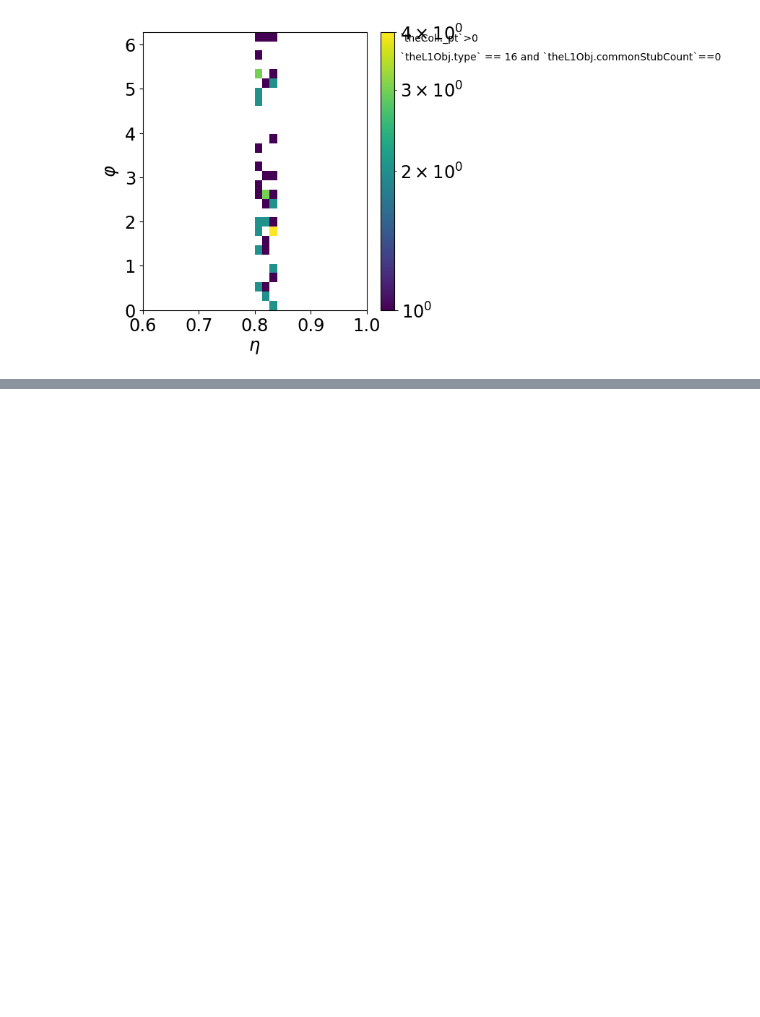
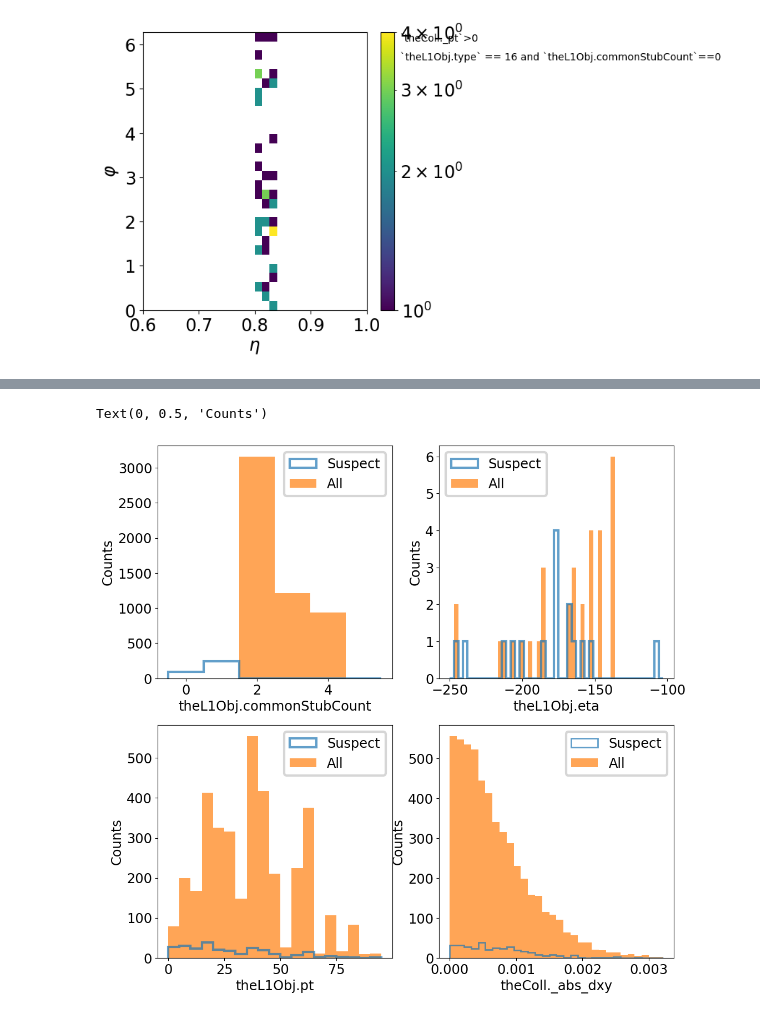
Before and after one commit to PasiekaFUW/Masters_Thesis, a Jupyter notebook: Masters/makePlots.ipynb, the cells around one changed output, grey strips where cells are left out. Saved outputs shown, nothing was run; the diff lists cells and outputs as text; code cells hidden in the pictures; blank space fills up the shorter version.

```diff
--- a/Masters/makePlots.ipynb
+++ b/Masters/makePlots.ipynb
@@ -55,7 +59,7 @@ importlib.reload(sd)
 
 # Paths to data and output figures
 # DATA_PATH = '/home/akalinow/scratch/CMS/OMTF/PhaseII/analysis_DataDump_15_1_0_pre4/'
-DATA_PATH = '/scratch/gjedrzej/Masters/analysis/'
+DATA_PATH = '/scratch1/gjedrzej/Masters/analysis/'
 
 # Tree name and branch names in ROOT files
 TREE_NAME = "tOmtf"
@@ -190,3 +194,10 @@ y = ybins[-4]
 axis.text(x,y,text);
 # %% [output]
 [figure]
+# %%
+import pandas as pd
+pd.set_option('display.max_columns', None)
+df_all = pd.DataFrame()
+numeratorQuery = pf.samQuery
+df_all, _ = filterData(denominatorQuery, numeratorQuery, data_prompt, ptCut=0)
+df_all.head()
@@ -192,0 +212,43 @@ axis.text(x,y,text);
+# %%
+df_suspect = df_all[df_all['theL1Obj.commonStubCount'].isin([0, 1])]
+df_some = df_all[df_all['theL1Obj.commonStubCount'].isin([2, 3, 4])]
+
+fig, axes =plt.subplots(2,2, figsize=(12, 12))
+axes[0,0].hist(df_suspect['theL1Obj.commonStubCount'], bins=np.arange(-0.5, 6.5, 1), alpha=0.7, label='Suspect', histtype='step', linewidth=3)
+axes[0,0].hist(df_some['theL1Obj.commonStubCount'], bins=np.arange(-0.5, 6.5, 1), alpha=0.7, label='All', histtype='stepfilled', linewidth=3)
+axes[0,0].legend()  # Add legend to distinguish the overlaid histograms
+# axes[0,0].set_title("")
+axes[0,0].set_xlabel('theL1Obj.commonStubCount')  # Add labels if needed
+axes[0,0].set_ylabel('Counts')
+
+axes[0,1].hist(df_suspect['theL1Obj.d0'], bins=np.arange(-250, -100, 3), alpha=0.7, label='Suspect', histtype='step', linewidth=3)
+axes[0,1].hist(df_some['theL1Obj.d0'], bins=np.arange(-250, -100, 3), alpha=0.7, label='All', histtype='stepfilled', linewidth=3)
+axes[0,1].legend()  # Add legend to distinguish the overlaid histograms
+# axes[0,1].set_title("")
+axes[0,1].set_xlabel('theL1Obj.eta')  # Add labels if needed
+axes[0,1].set_ylabel('Counts')
+
+axes[1,0].hist(df_suspect['theL1Obj.pt'], bins=np.arange(0, 100, 5), alpha=0.7, label='Suspect', histtype='step', linewidth=3)
+axes[1,0].hist(df_some['theL1Obj.pt'], bins=np.arange(0, 100, 5), alpha=0.7, label='All', histtype='stepfilled', linewidth=3)
+axes[1,0].legend()  # Add legend to distinguish the overlaid histograms
+# axes[1,0].set_title("")
+axes[1,0].set_xlabel('theL1Obj.pt')  # Add labels if needed
+axes[1,0].set_ylabel('Counts')
+
+# Subplot 1,1: Scout plot (dynamic)
+#No anomalies observed for any of the columns in suspect vs all
+
+scout_column = 'theColl._abs_dxy'  # Change this manually as needed
+min_val = df_some[scout_column].min()
+max_val = df_some[scout_column].max()
+num_bins = 30
+bins = np.linspace(min_val, max_val, num_bins + 1)
+
+axes[1,1].hist(df_suspect[scout_column], bins=bins, alpha=0.7, label='Suspect', histtype='step', linewidth=2)
+axes[1,1].hist(df_some[scout_column], bins=bins, alpha=0.7, label='All', histtype='stepfilled', linewidth=2)
+axes[1,1].legend()
+axes[1,1].set_xlabel(scout_column)
+axes[1,1].set_ylabel('Counts')
+# %% [output]
+Text(0, 0.5, 'Counts')
+[figure, added]
```
Also changed, not shown: parts of 3 cells of this notebook, 7 other files.
